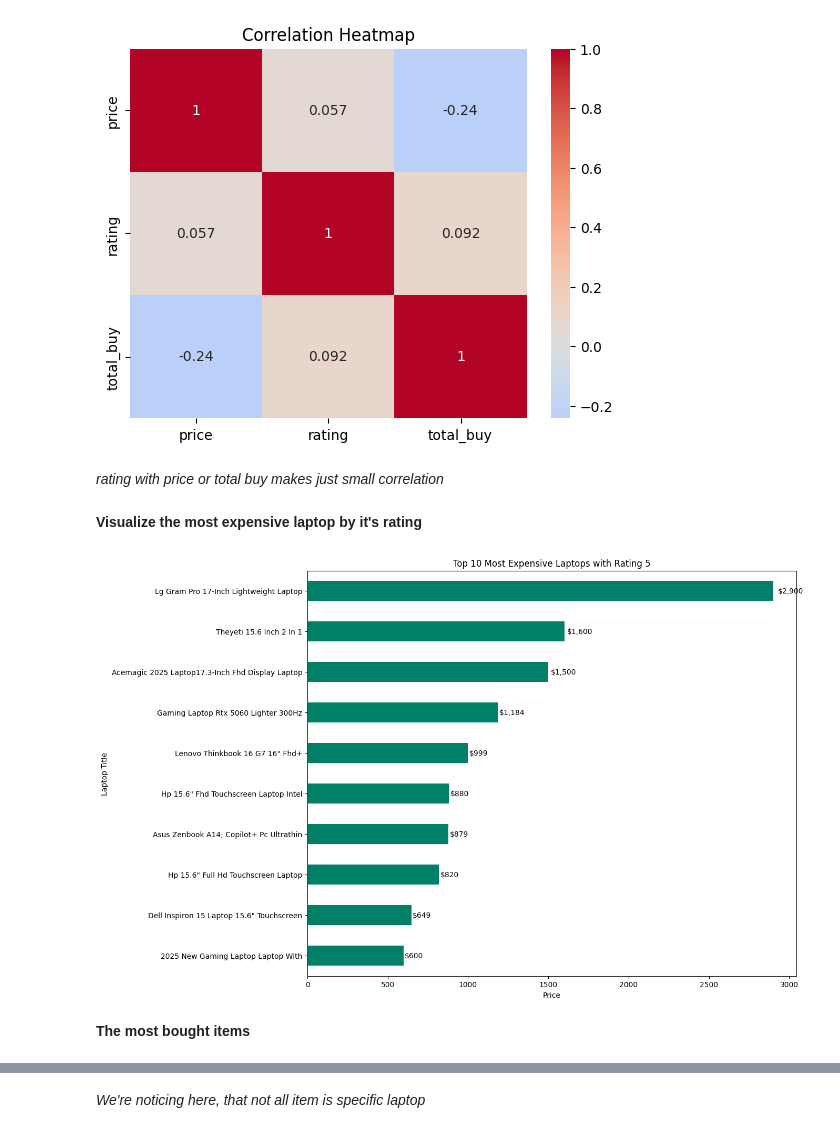
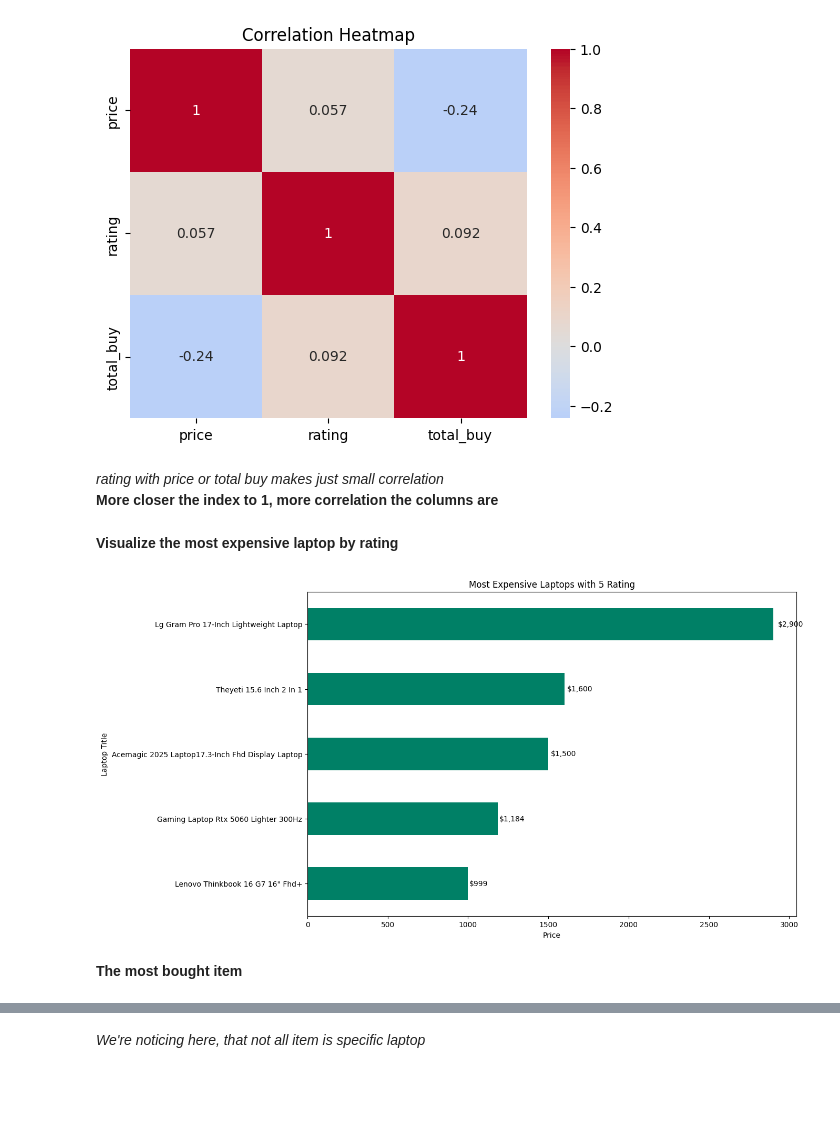
Before and after one commit to flammadc/amazon-scraping, a Jupyter notebook: notebooks/eda.ipynb, the cells around one changed output, grey strips where cells are left out. Cells and saved outputs as stored; diff of their text form; code cells hidden in the pictures; blank space fills up the shorter version.

```diff
--- a/notebooks/eda.ipynb
+++ b/notebooks/eda.ipynb
@@ -138,41 +138,42 @@ plt.show()
 [figure]
 # %% [markdown]
 _rating with price or total buy makes just small correlation_
+__More closer the index to 1, more correlation the columns are__
 # %% [markdown]
-__Visualize the most expensive laptop by it's rating__
+__Visualize the most expensive laptop by rating__
 # %%
 good_laptops = (
     testing[testing["rating"] == 5]
     .sort_values(by="price", ascending=False)
-    .head(10)
+    .head(5)
     .reset_index(drop=True)
 )
 
 ax = good_laptops.plot(
     kind="barh",
     x="title",
     y="price",
     legend=False,
-    figsize=(12, 10),
+    figsize=(12, 8),
     cmap="summer"
 )
 
-plt.title("Top 10 Most Expensive Laptops with Rating 5")
+plt.title("Most Expensive Laptops with 5 Rating")
 plt.xlabel("Price")
 plt.ylabel("Laptop Title")
 
 for p in ax.patches:
     ax.text(
         p.get_width() + (p.get_width()*0.01),
         p.get_y() + p.get_height()/2,
         f"${p.get_width():,.0f}",
         va="center"
     )
 ax.invert_yaxis()
 
 plt.show()
 # %% [output]
-[figure, old version]
+[figure, new version]
 # %% [markdown]
-__The most bought items__
+__The most bought item__
 # %%
```
Also changed, not shown: parts of 3 cells of this notebook, 2 other files.
